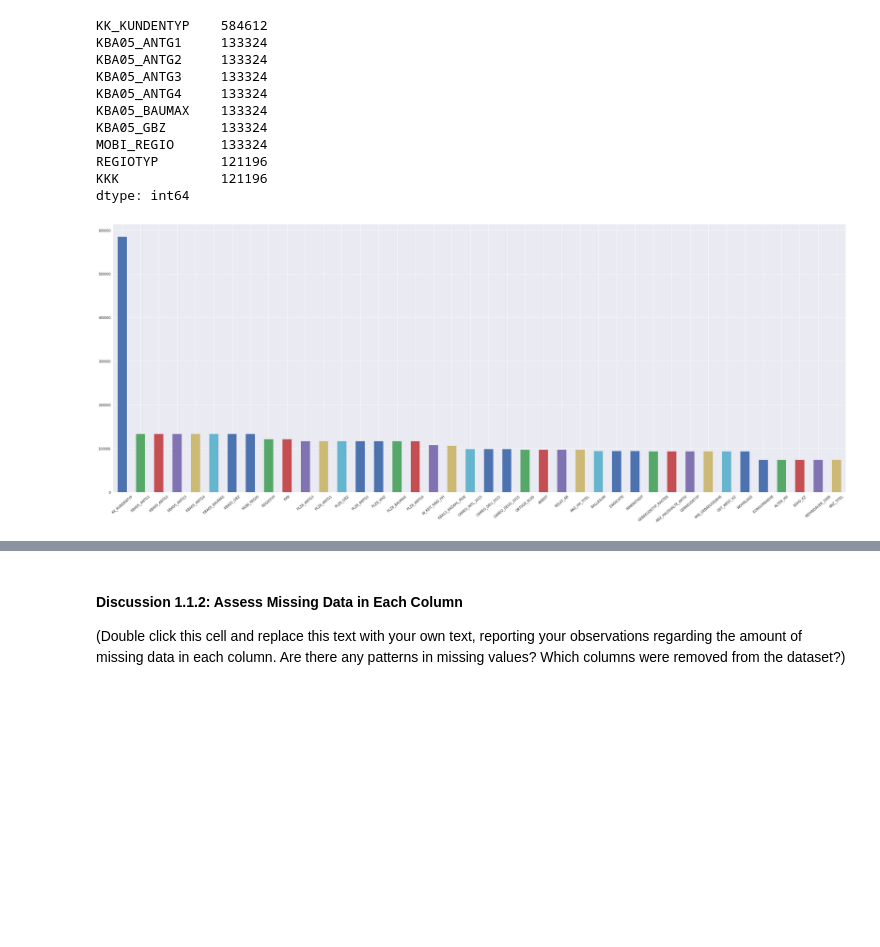
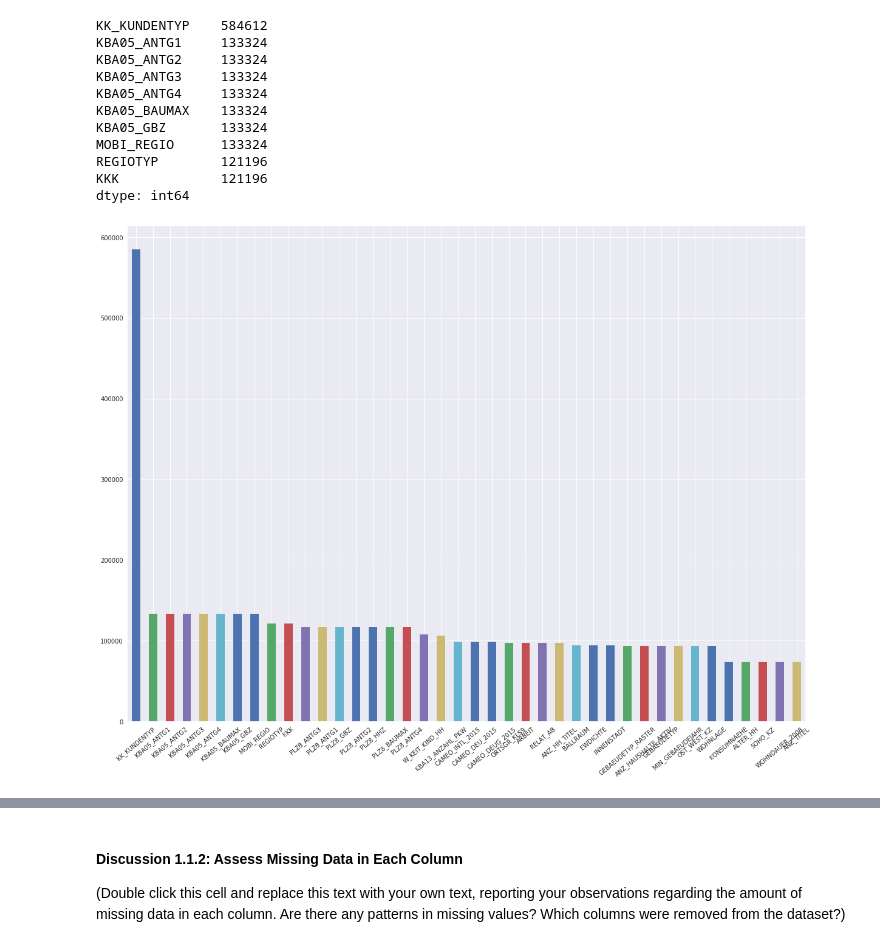
Before and after one commit to Suhaila-Ehab/Identifying-Customer_Segments-, a Jupyter notebook: Identify_Customer_Segments.ipynb, the cells around one changed output, grey strips where cells are left out. Saved outputs shown, nothing was run; the diff lists cells and outputs as text; code cells hidden in the pictures; blank space fills up the shorter version.

```diff
--- a/Identify_Customer_Segments.ipynb
+++ b/Identify_Customer_Segments.ipynb
@@ -189,14 +193,14 @@ dtype: int64
 # %%
 # Investigate patterns in the amount of missing data in each column.
 
 sns.set()
 missing_values_c[:40].plot.bar()
-sns.set(rc={'figure.figsize':(20,15)})
+sns.set(rc={'figure.figsize':(30,15)})
 plt.xticks(rotation = 40)
 plt.xlabel='Columns in Azdias'
 plt.ylabel='Amount of NaN Values'
 # %% [output]
-[figure, old version]
+[figure, new version]
 # %%
 # Remove the outlier columns from the dataset. (You'll perform other data
 # engineering tasks such as re-encoding and imputation later.)
```
Also changed, not shown: parts of 57 cells of this notebook.
